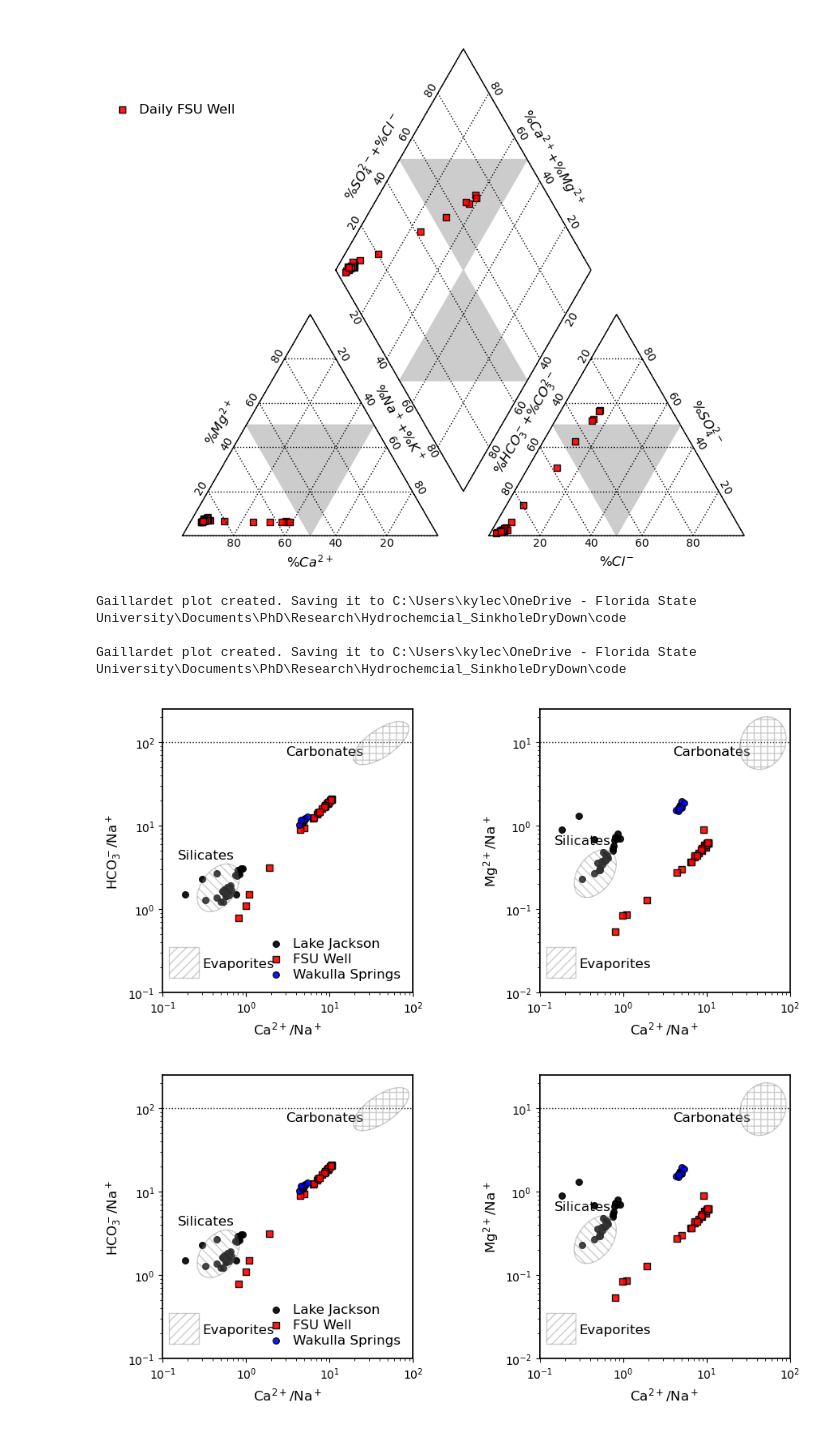
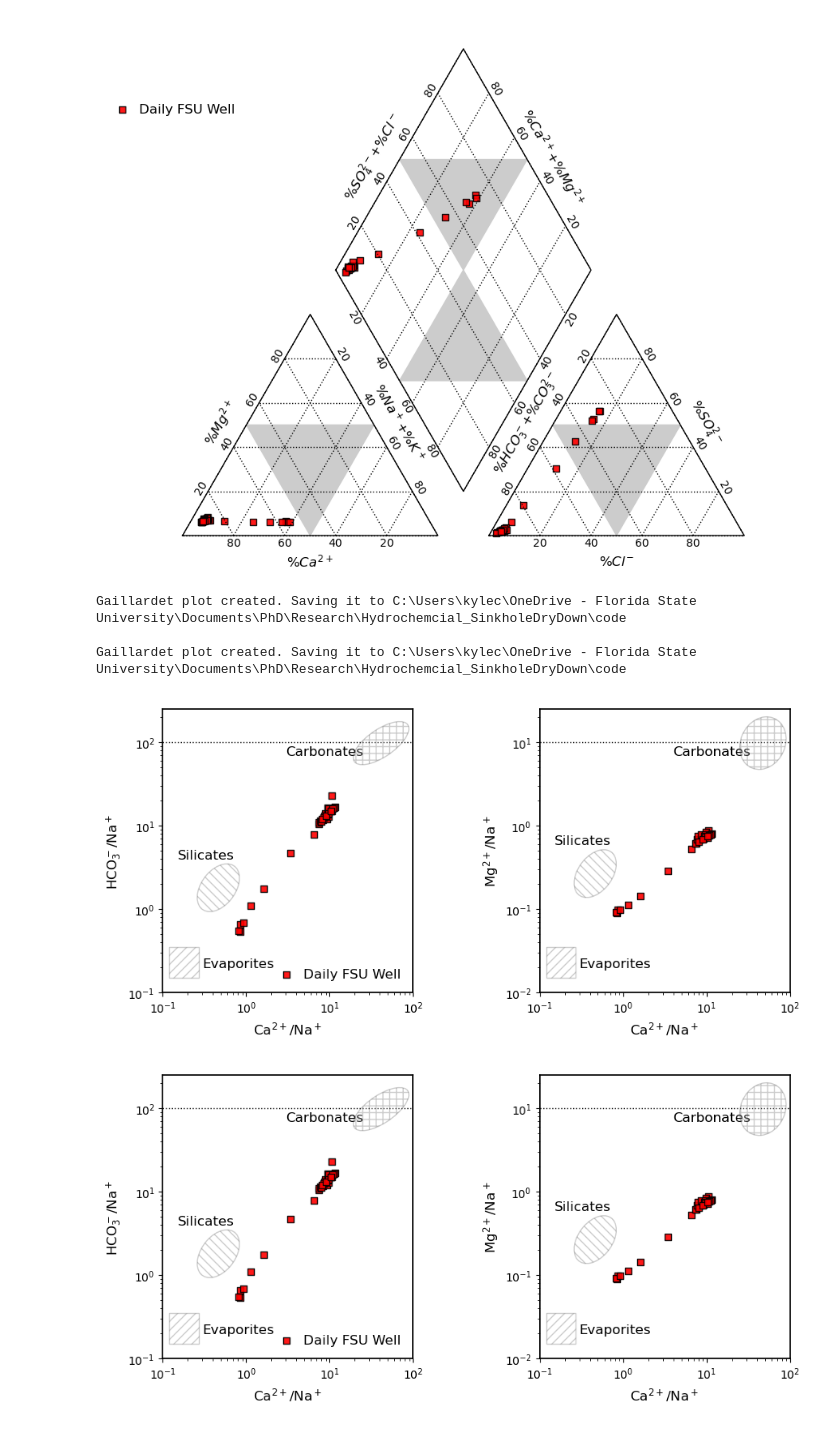
Before and after one commit to kylecompare/Hydrochemcial_SinkholeDryDown, a Jupyter notebook: code/01_WaterQuality.ipynb, the cells around one changed output. Saved outputs shown, nothing was run; the diff lists cells and outputs as text; code cells hidden in the pictures.

Commit message:
add boxplots, reorganize notebook, and ensure proper plotting

```diff
--- a/code/01_WaterQuality.ipynb
+++ b/code/01_WaterQuality.ipynb
@@ -239,7 +710,7 @@ Gaillardet plot created. Saving it to C:\Users\kylec\OneDrive - Florida State Un
 # %% [markdown]
 ## Read in the Daily scale sampling data that was collected in February 2022
 # %%
-###Daily Scale
-FWD = pd.read_csv('../data/FSUWell_FebMar_WQ.csv', parse_dates=['Datatime_Collection'])
+##Daily Scale
+FWD = pd.read_csv('../data/processed/FSUWell_FebMar_WQ.csv', parse_dates=['Datatime_Collection'])
 FWD
 # %% [output]
@@ -264,21 +735,3 @@ FWD
-# %%
-###Accurate Bicarbonate Calculation OLM Package and USGS procedure
-## ALL IN MG/L FROM USGS SOURCE https://or.water.usgs.gov/alk/methods.html#advanced
-from olm.calcite import calc_K_2
-
-def alk_mgLCaCo3_to_meqL(alk_mgL):
-    alk_meqL=alk_mgL/(1/2)/(100.087)
-    return alk_meqL
-
-## Second dissociation constant needed for speciation
-K2=calc_K_2(298.15)
-
-# ALL IN MG/L FROM USGS SOURCE https://or.water.usgs.gov/alk/methods.html#advanced
-FWD['H']=(10**-FWD['pH'])*1.00784*1000
-FWD["OH"]=(1E-14*(10**FWD["pH"])*17007.3)
-FWD["CO3"]=(((alk_mgLCaCo3_to_meqL(FWD["TotalAlk(mg/L_asCaCO3)"])/1000)-(FWD['OH']/17007.3)+10**-FWD['pH'])/(2+(10**-FWD['pH']/K2)))*60009.2
-
-FWD["HCO3"]=(((alk_mgLCaCo3_to_meqL(FWD["TotalAlk(mg/L_asCaCO3)"])/1000)-(FWD['OH']/17007.3)+10**-FWD['pH'])/(1+(2*K2*10**FWD['pH'])))*61017.1
 # %%
 format_df2 = pd.DataFrame()
 
@@ -295,7 +748,7 @@ format_df2['Na'] = FWD['Na']
 format_df2['K'] = FWD['K']
 format_df2['HCO3'] = FWD['HCO3']
 format_df2['Cl'] = FWD['Cl']
-format_df2['CO3']=0
+format_df2['CO3']= FWD['CO3']
 format_df2['SO4'] = FWD['SO4'].values
 format_df2['TDS'] = FWD['EC']*0.7
 #format_df['Day']= wq_df['Sampling time'].dt.dayofyear-124
@@ -315,11 +768,11 @@ Trilinear Piper plot created. Saving it to C:\Users\kylec\OneDrive - Florida Sta
 [figure]
 # %%
 from wqchartpy import gaillardet;
-gaillardet.plot(format_df, unit='mg/L', figname='../plots/GaillardetDaily', figformat='svg')
-gaillardet.plot(format_df, unit='mg/L', figname='../plots/GaillardetDaily', figformat='jpg')
+gaillardet.plot(format_df2, unit='mg/L', figname='../plots/GaillardetDaily', figformat='svg')
+gaillardet.plot(format_df2, unit='mg/L', figname='../plots/GaillardetDaily', figformat='jpg')
 # %% [output]
 Gaillardet plot created. Saving it to C:\Users\kylec\OneDrive - Florida State University\Documents\PhD\Research\Hydrochemcial_SinkholeDryDown\code
 
 Gaillardet plot created. Saving it to C:\Users\kylec\OneDrive - Florida State University\Documents\PhD\Research\Hydrochemcial_SinkholeDryDown\code
-[figure, old version]
+[figure, new version]
-[figure, old version]
+[figure, new version]
```
Also changed, not shown: parts of 47 cells of this notebook, 9 other files.
